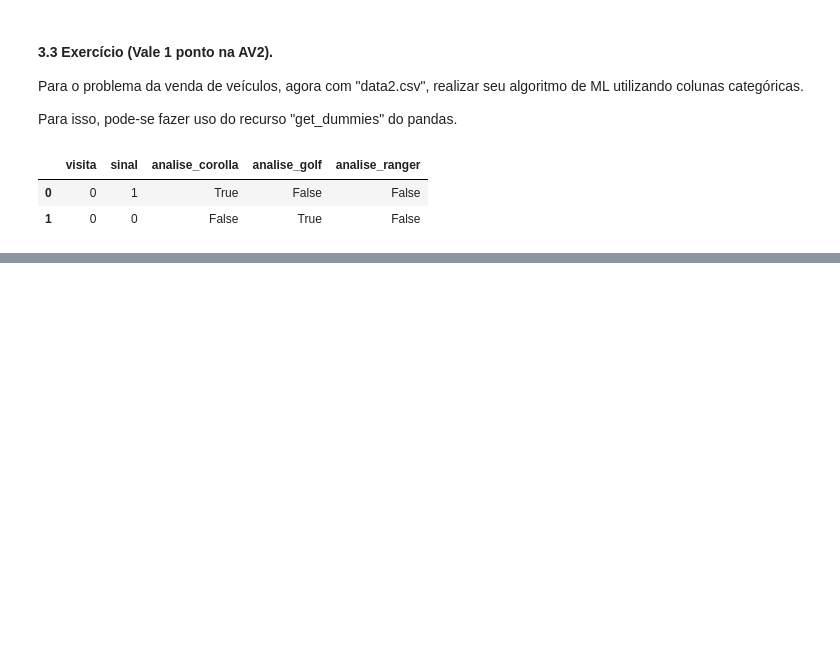
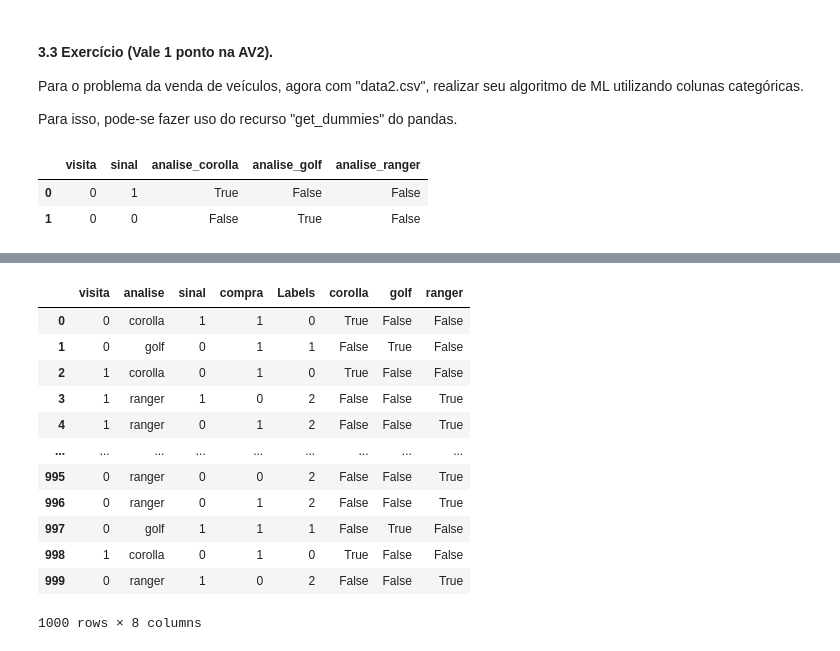
Before and after one commit to ditovermelho/IA, a Jupyter notebook: AV2/notebook/Exercicio1.ipynb, the cells around one changed output, grey strips where cells are left out. Drawn from its saved outputs; the diff is of its cells as text; code cells hidden in the pictures; blank space fills up the shorter version.

```diff
--- a/AV2/notebook/Exercicio1.ipynb
+++ b/AV2/notebook/Exercicio1.ipynb
@@ -210,0 +441,18 @@ trainer[:2]
+# %%
+dummy_features = pd.get_dummies(df['analise'])
+# %%
+pd.concat([df, dummy_features], axis=1)
+# %% [output]
+|  | visita | analise | sinal | compra | Labels | corolla | golf | ranger |
+| 0 | 0 | corolla | 1 | 1 | 0 | True | False | False |
+| 1 | 0 | golf | 0 | 1 | 1 | False | True | False |
+| 2 | 1 | corolla | 0 | 1 | 0 | True | False | False |
+| 3 | 1 | ranger | 1 | 0 | 2 | False | False | True |
+| 4 | 1 | ranger | 0 | 1 | 2 | False | False | True |
+| ... | ... | ... | ... | ... | ... | ... | ... | ... |
+| 995 | 0 | ranger | 0 | 0 | 2 | False | False | True |
+| 996 | 0 | ranger | 0 | 1 | 2 | False | False | True |
+| 997 | 0 | golf | 1 | 1 | 1 | False | True | False |
+| 998 | 1 | corolla | 0 | 1 | 0 | True | False | False |
+| 999 | 0 | ranger | 1 | 0 | 2 | False | False | True |
+1000 rows × 8 columns
```
Also changed, not shown: parts of 26 cells of this notebook, 2 other files.
